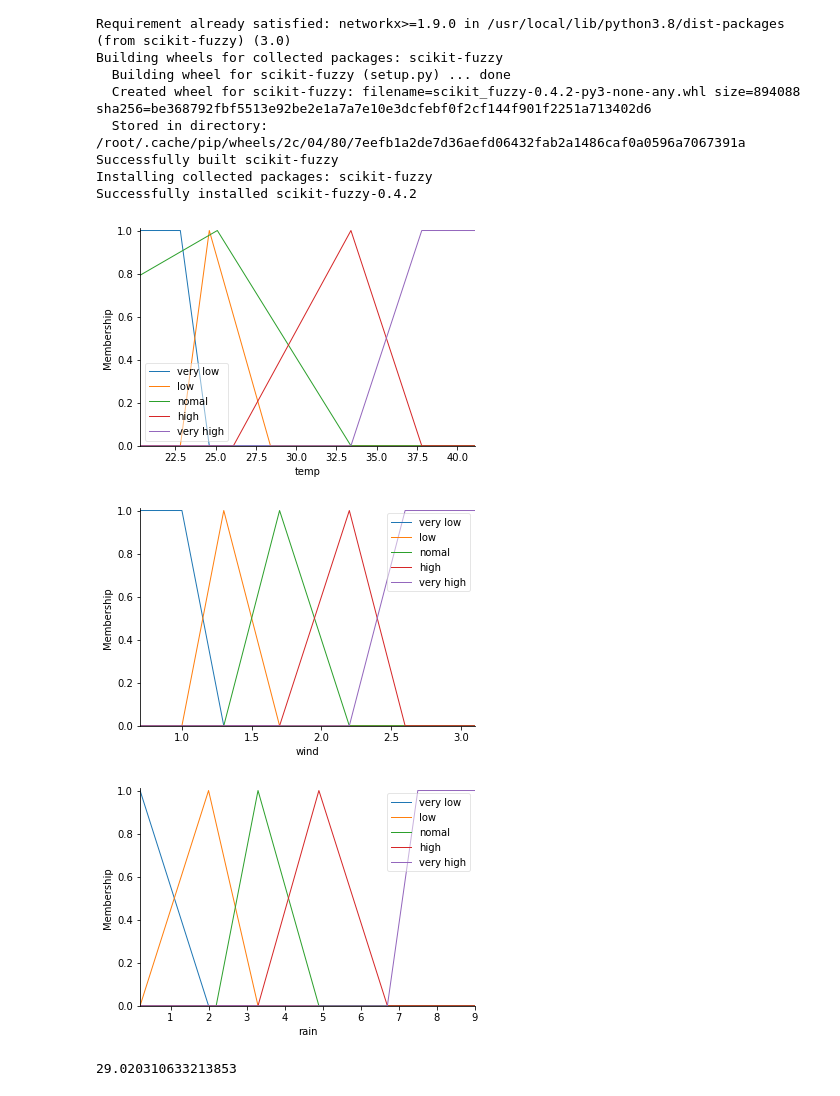
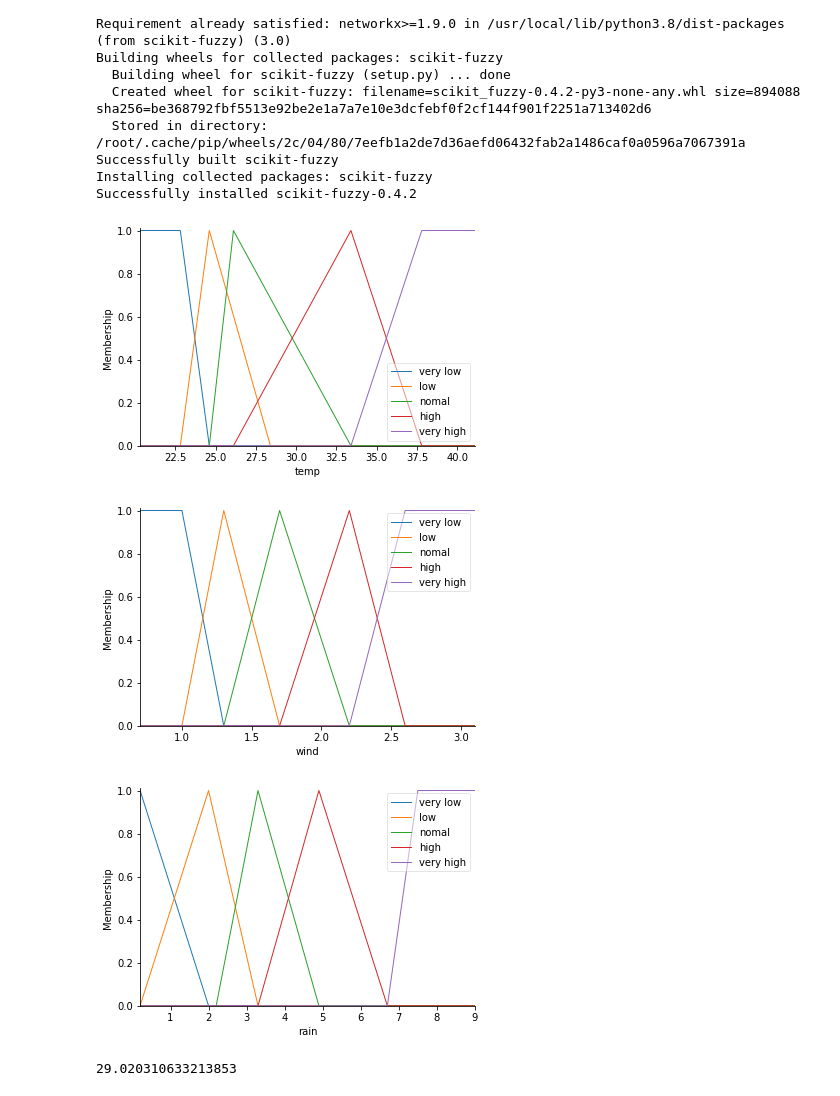
Before and after one commit to ThoaaPhann/Fuzzy_logic_homework, a Jupyter notebook: Fuzzy_logic_Rainfall_predection.ipynb, the cells around one changed output. Drawn from its saved outputs; the diff is of its cells as text; code cells hidden in the pictures.

```diff
--- a/Fuzzy_logic_Rainfall_predection.ipynb
+++ b/Fuzzy_logic_Rainfall_predection.ipynb
@@ -33,7 +33,7 @@ prediction  = ctrl.Consequent(np.arange(0,42,1),'prediction')
 
 temp ['very low'] = fuzz.trapmf(temp.universe,[20.3,20.3,22.8,24.6])
 temp ['low'] = fuzz.trimf(temp.universe,[22.8,24.6,28.4])
-temp ['nomal'] = fuzz.trimf(temp.universe,[2,25.1,33.4])
+temp ['nomal'] = fuzz.trimf(temp.universe,[24.6,26.1,33.4])
 temp ['high'] = fuzz.trimf(temp.universe,[26.1,33.4,37.8])
 temp ['very high'] = fuzz.trapmf(temp.universe,[33.4,37.8,41.2,41.2])
 
@@ -63,34 +63,34 @@ rule4 = ctrl.Rule(temp['very low']&wind['high']&rain['high'],prediction ['nomal'
 rule5 = ctrl.Rule(temp['very low']&wind['very high']&rain['very high'],prediction ['high'])
 
 rule6 = ctrl.Rule(temp['low']&wind['very low']&rain['very low'],prediction ['low'])
 rule7 = ctrl.Rule(temp['low']&wind['low']&rain['low'],prediction ['very low'])
 rule8 = ctrl.Rule(temp['low']&wind['nomal']&rain['nomal'],prediction ['nomal'])
 rule9 = ctrl.Rule(temp['low']&wind['high']&rain['high'],prediction ['nomal'])
 rule10 = ctrl.Rule(temp['low']&wind['very high']&rain['very high'],prediction ['high'])
 
 rule11 = ctrl.Rule(temp['nomal']&wind['very low']&rain['very low'],prediction ['nomal'])
 rule12 = ctrl.Rule(temp['nomal']&wind['low']&rain['low'],prediction ['nomal'])
 rule13 = ctrl.Rule(temp['nomal']&wind['nomal']&rain['nomal'],prediction ['nomal'])
 rule14 = ctrl.Rule(temp['nomal']&wind['high']&rain['high'],prediction ['high'])
 rule15 = ctrl.Rule(temp['nomal']&wind['very high']&rain['very high'],prediction ['high'])
 
 rule16 = ctrl.Rule(temp['high']&wind['very low']&rain['very low'],prediction ['nomal'])
 rule17 = ctrl.Rule(temp['high']&wind['low']&rain['low'],prediction ['nomal'])
 rule18 = ctrl.Rule(temp['high']&wind['nomal']&rain['nomal'],prediction ['high'])
 rule19 = ctrl.Rule(temp['high']&wind['high']&rain['high'],prediction ['high'])
 rule20 = ctrl.Rule(temp['high']&wind['very high']&rain['very high'],prediction ['very high'])
 
 rule21 = ctrl.Rule(temp['very high']&wind['very low']&rain['very low'],prediction ['high'])
 rule22 = ctrl.Rule(temp['very high']&wind['low']&rain['low'],prediction ['high'])
 rule23 = ctrl.Rule(temp['very high']&wind['nomal']&rain['nomal'],prediction ['high'])
 rule24 = ctrl.Rule(temp['very high']&wind['high']&rain['high'],prediction ['very high'])
 rule25 = ctrl.Rule(temp['very high']&wind['very high']&rain['very high'],prediction ['very high'])
 
 temp.view()
 wind.view()
 rain.view()
 # %% [output]
-[figure, old version]
+[figure, new version]
 [figure]
 [figure]
 # %%
```
